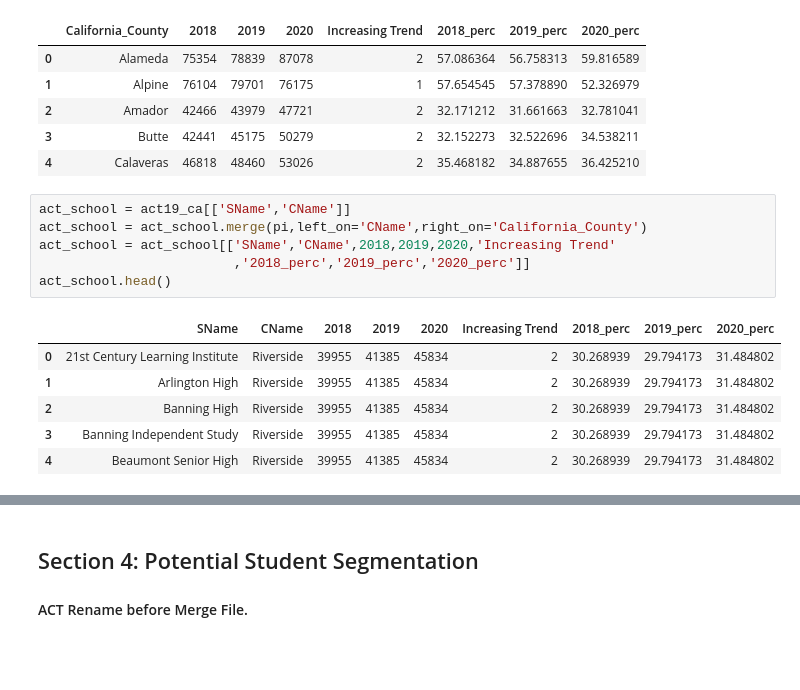
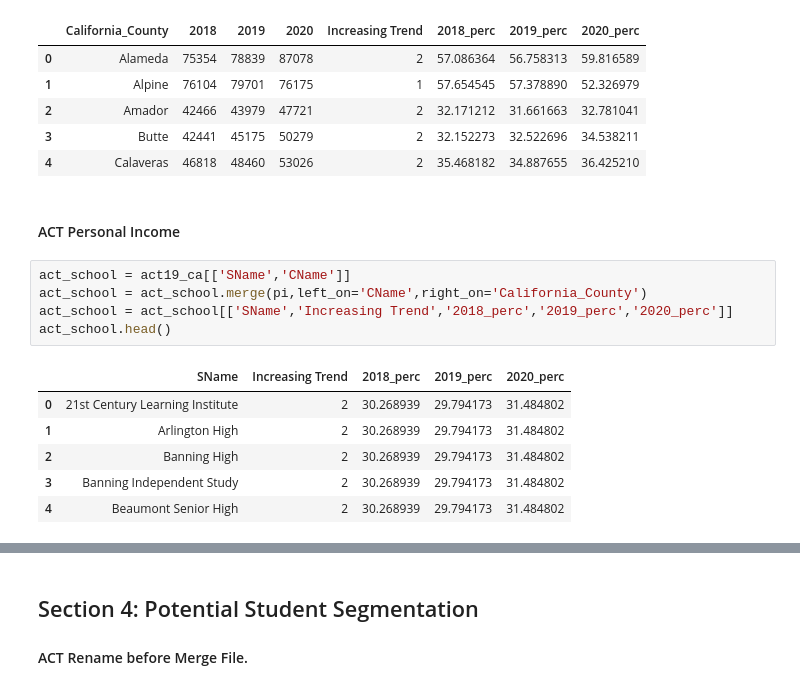
Before and after one commit to WarintornNawong/DSI_Project1, a Jupyter notebook: project1_test.ipynb, the cells around one changed output, grey strips where cells are left out. Saved outputs shown, nothing was run; the diff lists cells and outputs as text; blank space fills up the shorter version.

```diff
--- a/project1_test.ipynb
+++ b/project1_test.ipynb
@@ -748,16 +748,17 @@ pi.head()
 | 2 | Amador | 42466 | 43979 | 47721 | 2 | 32.171212 | 31.661663 | 32.781041 |
 | 3 | Butte | 42441 | 45175 | 50279 | 2 | 32.152273 | 32.522696 | 34.538211 |
 | 4 | Calaveras | 46818 | 48460 | 53026 | 2 | 35.468182 | 34.887655 | 36.425210 |
+# %% [markdown]
+#### ACT Personal Income
 # %%
 act_school = act19_ca[['SName','CName']]
 act_school = act_school.merge(pi,left_on='CName',right_on='California_County')
-act_school = act_school[['SName','CName',2018,2019,2020,'Increasing Trend'
-                         ,'2018_perc','2019_perc','2020_perc']]
+act_school = act_school[['SName','Increasing Trend','2018_perc','2019_perc','2020_perc']]
 act_school.head()
 # %% [output]
-|  | SName | CName | 2018 | 2019 | 2020 | Increasing Trend | 2018_perc | 2019_perc | 2020_perc |
-| 0 | 21st Century Learning Institute | Riverside | 39955 | 41385 | 45834 | 2 | 30.268939 | 29.794173 | 31.484802 |
-| 1 | Arlington High | Riverside | 39955 | 41385 | 45834 | 2 | 30.268939 | 29.794173 | 31.484802 |
-| 2 | Banning High | Riverside | 39955 | 41385 | 45834 | 2 | 30.268939 | 29.794173 | 31.484802 |
-| 3 | Banning Independent Study | Riverside | 39955 | 41385 | 45834 | 2 | 30.268939 | 29.794173 | 31.484802 |
-| 4 | Beaumont Senior High | Riverside | 39955 | 41385 | 45834 | 2 | 30.268939 | 29.794173 | 31.484802 |
+|  | SName | Increasing Trend | 2018_perc | 2019_perc | 2020_perc |
+| 0 | 21st Century Learning Institute | 2 | 30.268939 | 29.794173 | 31.484802 |
+| 1 | Arlington High | 2 | 30.268939 | 29.794173 | 31.484802 |
+| 2 | Banning High | 2 | 30.268939 | 29.794173 | 31.484802 |
+| 3 | Banning Independent Study | 2 | 30.268939 | 29.794173 | 31.484802 |
+| 4 | Beaumont Senior High | 2 | 30.268939 | 29.794173 | 31.484802 |
```
Also changed, not shown: parts of 8 cells of this notebook.
